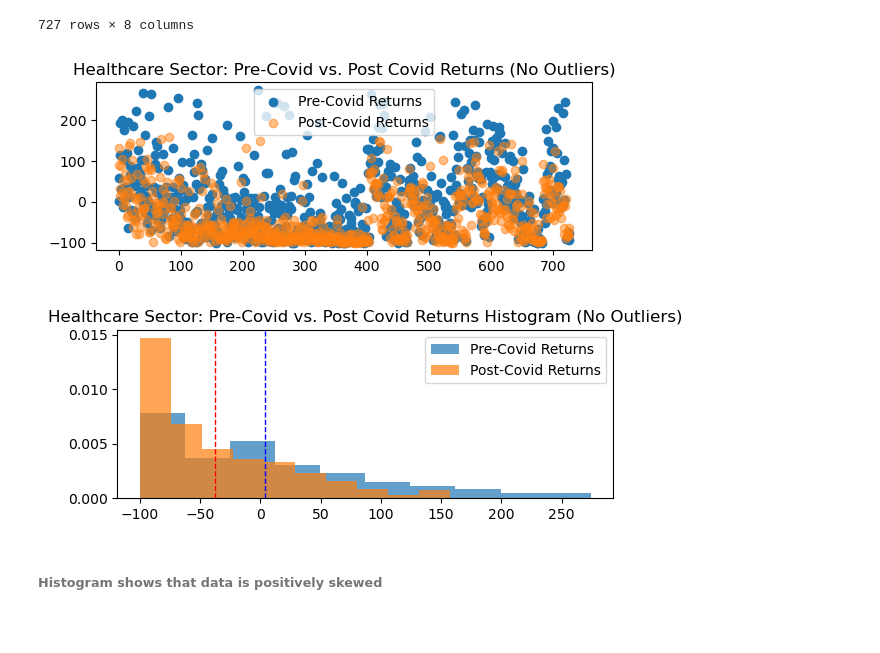
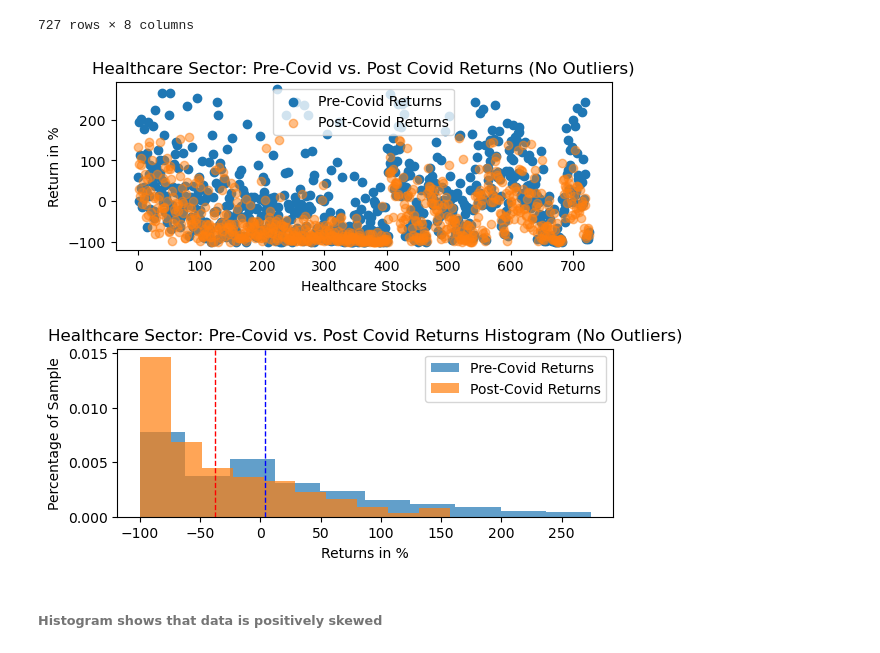
Before and after one commit to gayajohn/eda-project-1-group-4, a Jupyter notebook: Analysis/healthcare_two_sample_ttest.ipynb, the cells around one changed output. Drawn from its saved outputs; the diff is of its cells as text; code cells hidden in the pictures; blank space fills up the shorter version.

```diff
--- a/Analysis/healthcare_two_sample_ttest.ipynb
+++ b/Analysis/healthcare_two_sample_ttest.ipynb
@@ -186,13 +190,15 @@ no_outliers_df
 # %%
 #scatter plot of data without outliers
 plt.subplot(2, 1, 1)
 plt.scatter(range(len(no_outliers_df['Symbol'])), no_outliers_df['Return from 2017-2019 (Pre-Covid)'], label="Pre-Covid Returns")
 plt.scatter(range(len(no_outliers_df['Symbol'])), no_outliers_df['Return from 2020-2022 (Post-Covid)'], label="Post-Covid Returns", alpha = 0.5)
 plt.legend()
+plt.xlabel('Healthcare Stocks')
+plt.ylabel('Return in %')
 plt.title('Healthcare Sector: Pre-Covid vs. Post Covid Returns (No Outliers)')
 plt.savefig("Healthcare_Scatter_Pre_vs_Post_No_Outliers.png")
 # %% [output]
-[figure, old version]
+[figure, new version]
 # %%
 #plotting a histogram of data without outliers
 plt.subplot(2, 1, 2)
@@ -201,10 +207,12 @@ plt.hist(no_outliers_df['Return from 2020-2022 (Post-Covid)'], 10, density=True,
 plt.axvline(no_outliers_df['Return from 2017-2019 (Pre-Covid)'].mean(), color='blue', linestyle='dashed', linewidth=1)
 plt.axvline(no_outliers_df['Return from 2020-2022 (Post-Covid)'].mean(), color='red', linestyle='dashed', linewidth=1)
 plt.legend()
+plt.ylabel('Percentage of Sample')
+plt.xlabel('Returns in %')
 plt.title('Healthcare Sector: Pre-Covid vs. Post Covid Returns Histogram (No Outliers)')
 plt.savefig("Healthcare_Histogram_Pre_vs_Post_No_Outliers.png")
 # %% [output]
-[figure, old version]
+[figure, new version]
 # %% [markdown]
 ###### Histogram shows that data is positively skewed
 # %% [markdown]
```
Also changed, not shown: parts of 9 cells of this notebook, 22 other files.
